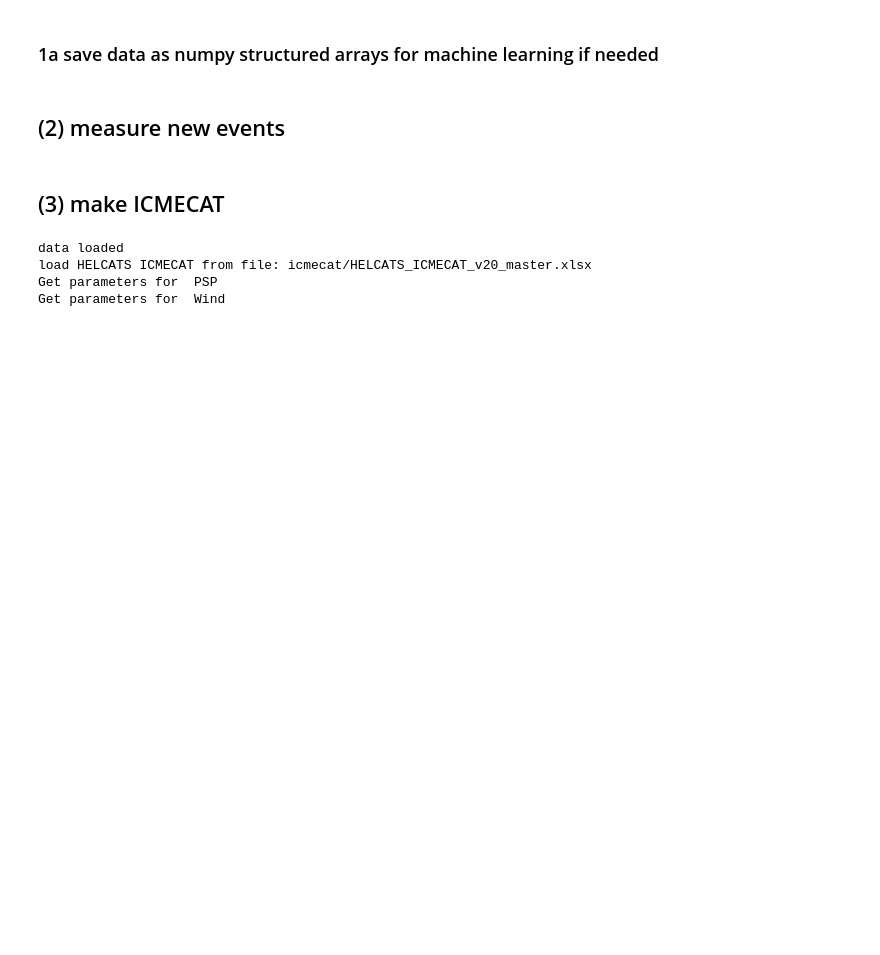
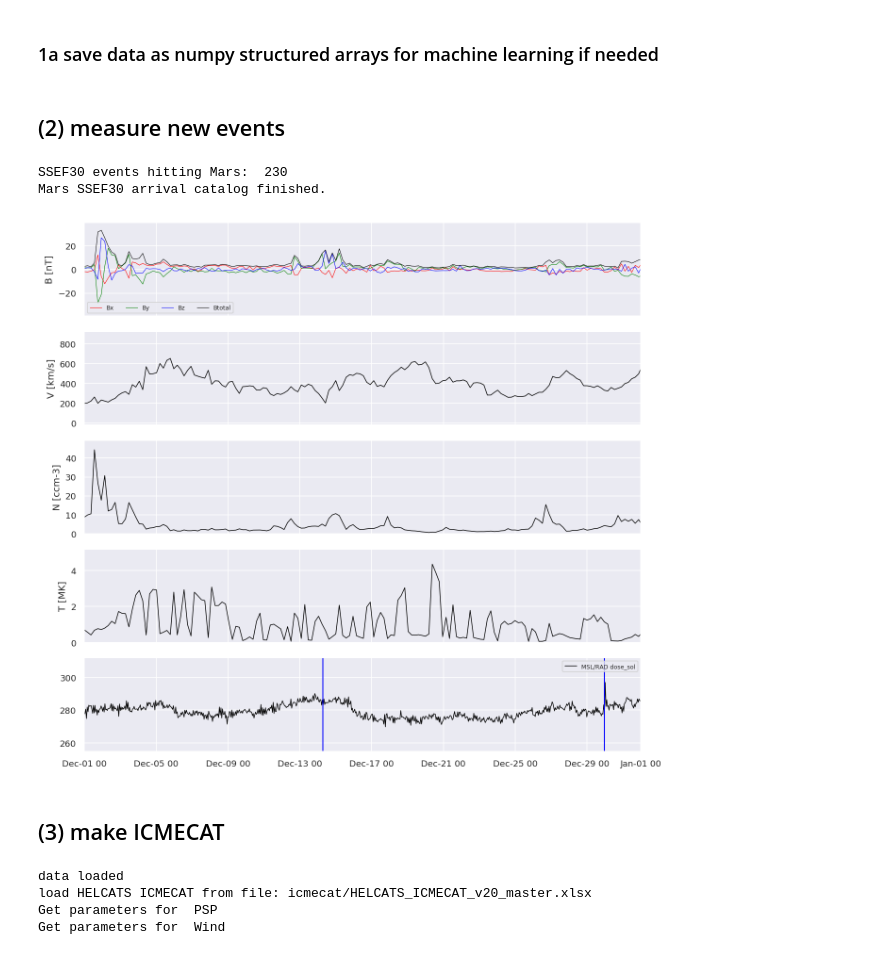
Before and after one commit to cmoestl/heliocats, a Jupyter notebook: icmecat.ipynb, the cells around one changed output. Saved outputs shown, nothing was run; the diff lists cells and outputs as text; code cells hidden in the pictures; blank space fills up the shorter version.

Commit message:
finished Mars HI SSEF30 arrival catalog

```diff
--- a/icmecat.ipynb
+++ b/icmecat.ipynb
@@ -486,9 +390,14 @@ if load_data > 0:
 
 
 
+#LOAD HELCATS catalogs if neeeded
+
 #HIGEOCAT
-higeocat=hc.load_higeocat('data/HCME_WP3_V06.vot')
+higeocat=hc.load_higeocat_vot('data/HCME_WP3_V06.vot')
 higeocat_time=parse_time(higeocat['Date']).datetime
+#Make Mars arrival catalog from HIGEOCAT
+arrcat_mars=hc.make_arrival_catalog_mars_ssef30(higeocat)
+
 
 
 
@@ -643,26 +552,45 @@ if data_to_numpy > 0:
 # %%
 #for measuring new events use this function from heliocats.plot
 #plt.close('all')
 #works in jupyter notebooks
 
 #works in scripts
 #matplotlib.use('qt5agg')
 #plt.ion()
 
 #%matplotlib
 #hp.plot_insitu_measure(psp, '2018-Nov-10','2018-Nov-15', 'PSP', 'results/plots_icmecat/')
 
 #STEREO-A
 #hp.plot_insitu_measure(sta, '2018-Jan-01 12:00','2018-Feb-01 12:00', 'STEREO-A', 'results/')
 
 #Wind
 #hp.plot_insitu_measure(win, '2019-Jan-29','2019-Feb-28', 'Wind', 'results/')
 
 #STEREO-A
 #hp.plot_insitu_measure(sta, '2018-Jan-01 12:00','2018-Feb-01 12:00', 'STEREO-A', 'results/')
 
 #for plotting single events
 #hp.plot_insitu(psp, ic.icme,'2018-Nov-15', 'PSP', icplotsdir)
+
+
+from heliocats import plot as hp
+importlib.reload(hp) #reload again while debugging
+
+
+
+#MAVEN
+rad=hd.load_msl_rad()
+#load HIGEOCAT
+higeocat=hc.load_higeocat_vot('data/HCME_WP3_V06.vot')
+#Make Mars arrival catalog from HIGEOCAT
+arrcat_mars=hc.make_arrival_catalog_mars_ssef30(higeocat)
+
+hp.plot_insitu_measure_maven(mav, '2016-Dec-1','2017-Jan-01', 'MAVEN', icplotsdir,rad,arrcat_mars)
+# %% [output]
+SSEF30 events hitting Mars:  230
+Mars SSEF30 arrival catalog finished.
+[figure, added]
 # %% [markdown]
 ## (3) make ICMECAT
 # %%
```
Also changed, not shown: parts of 11 cells of this notebook, 3 other files.
